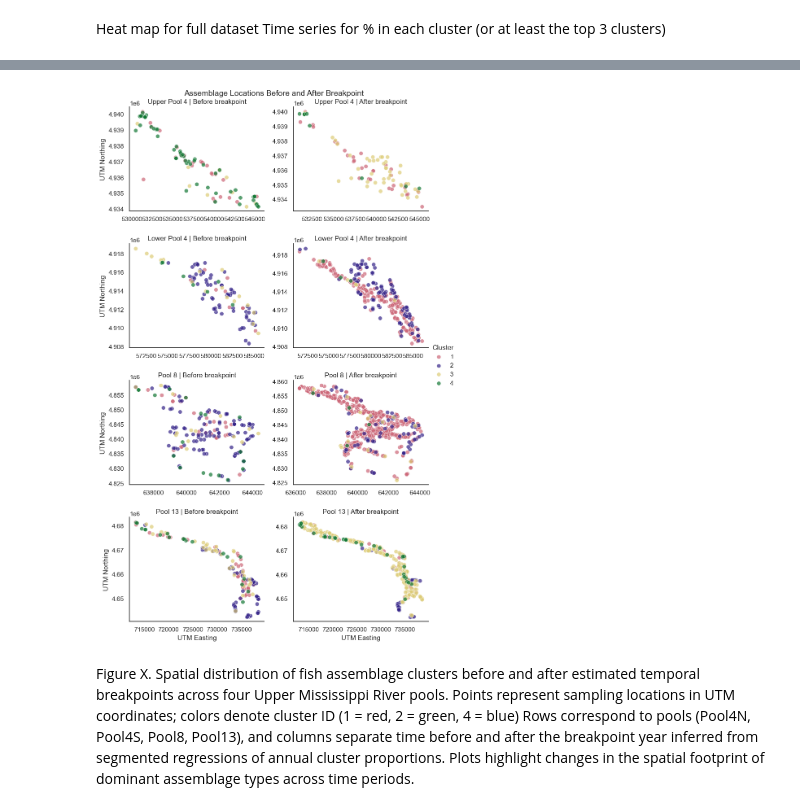
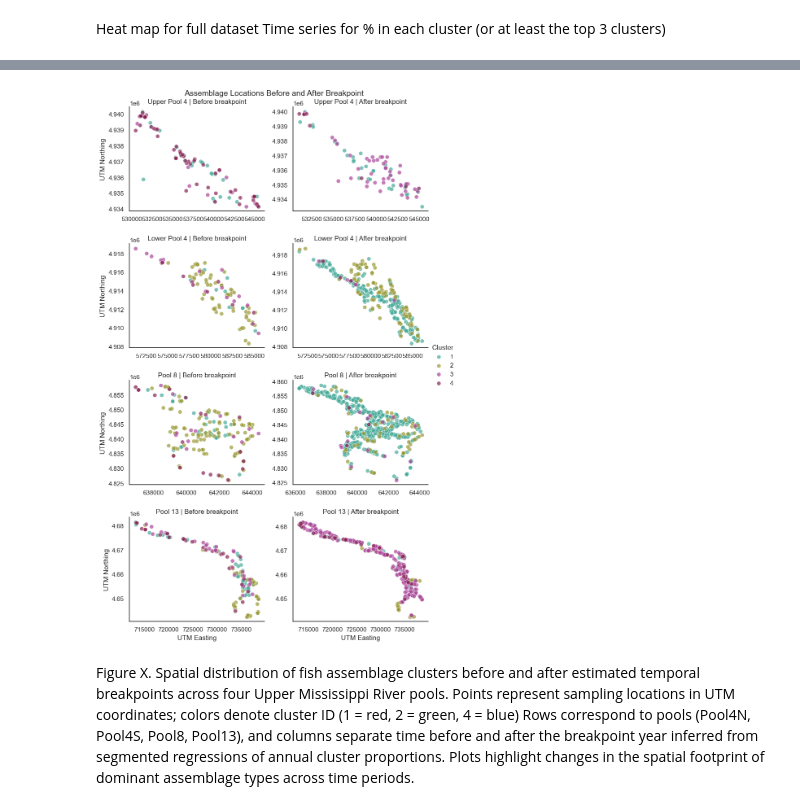
Before and after one commit to jppeirce/ltrm_fish, a Jupyter notebook: 3cluster_visualization.ipynb, the cells around one changed output, grey strips where cells are left out. Saved outputs shown, nothing was run; the diff lists cells and outputs as text; code cells hidden in the pictures.

```diff
--- a/3cluster_visualization.ipynb
+++ b/3cluster_visualization.ipynb
@@ -723,31 +715,6 @@ Pool 13       2009  2015  1997  2002
 cluster_sizes = df_explore['cluster'].value_counts()
 largest_cluster = df_explore['cluster'].value_counts().idxmax()
 unique_clusters = sorted(df_explore['cluster'].unique())
-
-# =============================================================================
-# Tol Muted palette - consistent colors for all plots (integer keys for seaborn)
-# =============================================================================
-TOL_MUTED_PALETTE_INT = {
-    1: '#CC6677',  # rose
-    2: '#332288',  # indigo
-    3: '#DDCC77',  # sand
-    4: '#117733',  # green
-    5: '#88CCEE',  # cyan
-    6: '#882255',  # wine
-    7: '#44AA99',  # teal
-    8: '#999933',  # olive
-    9: '#AA4499',  # purple
-}
-EXTRA_COLORS = ['#DDDDDD', '#000000']
-
-# Build color map using Tol Muted palette
-color_map = {}
-for c in unique_clusters:
-    if c in TOL_MUTED_PALETTE_INT:
-        color_map[c] = TOL_MUTED_PALETTE_INT[c]
-    else:
-        idx = (c - len(TOL_MUTED_PALETTE_INT) - 1) % len(EXTRA_COLORS)
-        color_map[c] = EXTRA_COLORS[idx]
 
 # Ensure cluster dtype matches between df_explore and segmented_results_df to avoid merge errors
 if 'cluster' in segmented_results_df.columns:
@@ -787,34 +754,34 @@ df_filtered = df_with_breakpoints[
     (df_with_breakpoints['period'] != 'No breakpoint')
 ].copy()
 
 # Set categorical order for mode_pool
 df_filtered['mode_pool'] = pd.Categorical(
     df_filtered['mode_pool'],
     categories=desired_order,
     ordered=True
 )
 
 # Create FacetGrid with row=mode_pool, col=period
 g = sns.FacetGrid(
     df_filtered,
     row="mode_pool",
     col="period",
     hue="cluster",
     palette=color_map,
     height=3.5,
     aspect=1.2,
     sharex=False,
     sharey=False
 )
 g.map_dataframe(sns.scatterplot, x="utm_e", y="utm_n", alpha=0.7, s=50)
 g.add_legend(title="Cluster")
 g.set_axis_labels("UTM Easting", "UTM Northing")
 g.set_titles(row_template="{row_name}", col_template="{col_name}")
 g.figure.subplots_adjust(top=0.95)
 g.figure.suptitle("Assemblage Locations Before and After Breakpoint", fontsize=14)
 plt.show()
 # %% [output]
-[figure, old version]
+[figure, new version]
 # %% [markdown]
 Figure X. Spatial distribution of fish assemblage clusters before and after estimated temporal breakpoints across four Upper Mississippi River pools. Points represent sampling locations in UTM coordinates; colors denote cluster ID (1 = red, 2 = green, 4 = blue) Rows correspond to pools (Pool4N, Pool4S, Pool8, Pool13), and columns separate time before and after the breakpoint year inferred from segmented regressions of annual cluster proportions. Plots highlight changes in the spatial footprint of dominant assemblage types across time periods.
 # %%
```
Also changed, not shown: parts of 5 cells of this notebook, 1 other file.
